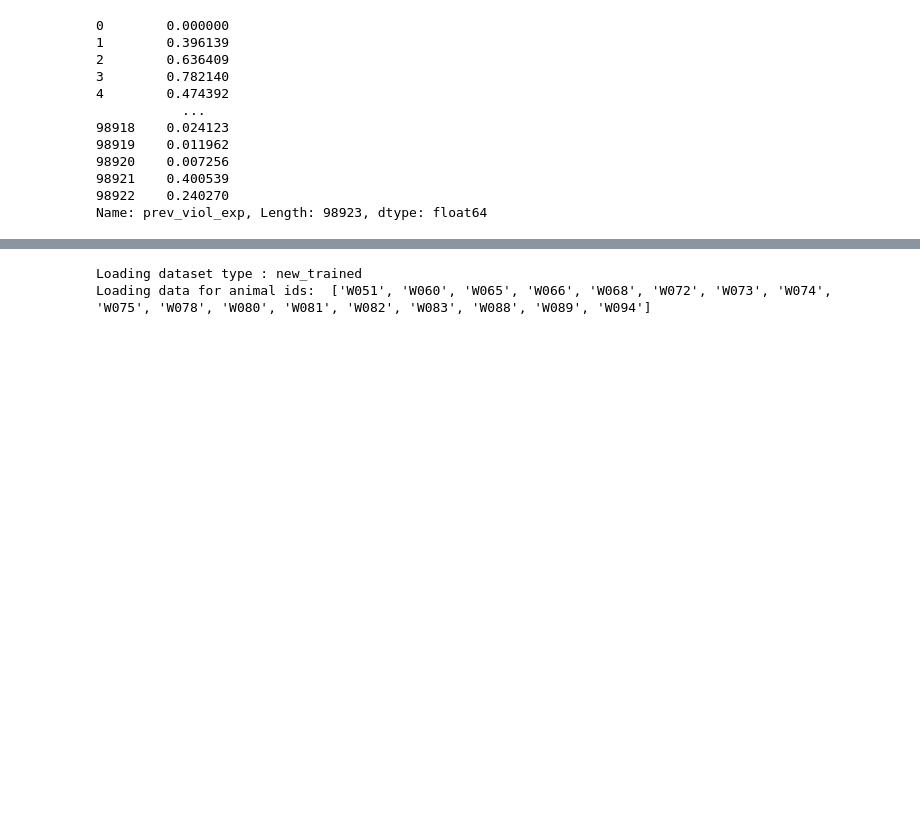
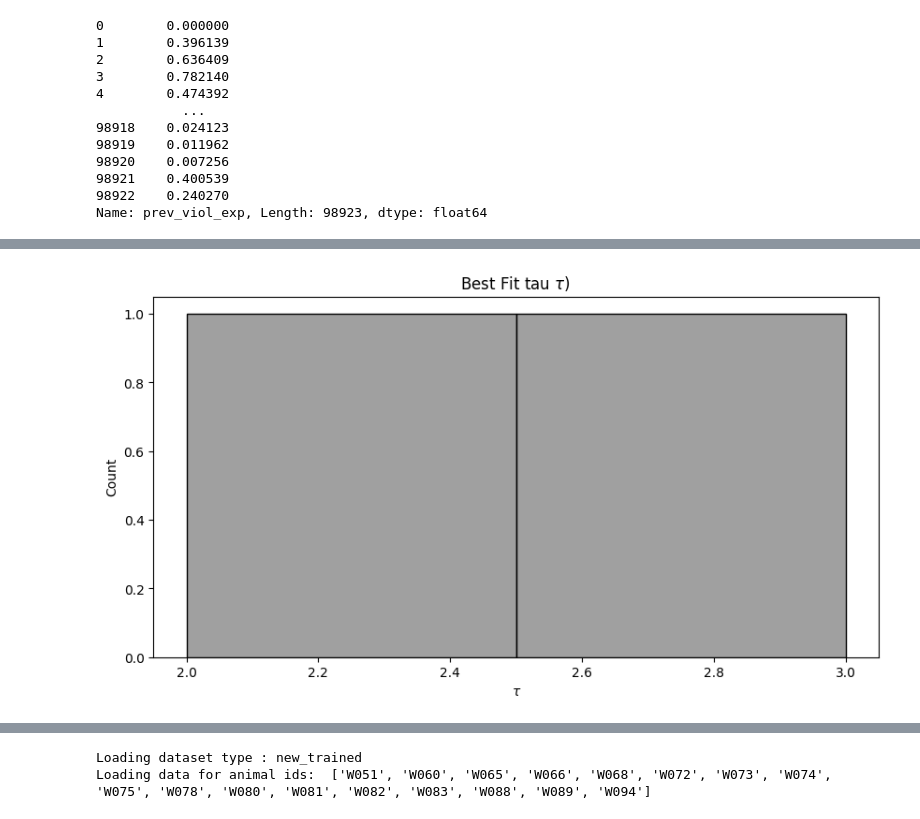
Before and after one commit to jess-breda/violations-multinomial, a Jupyter notebook: notebooks/2024_02_26_dev_new_dmg.ipynb, the cells around one changed output, grey strips where cells are left out. Drawn from its saved outputs; the diff is of its cells as text; code cells hidden in the pictures; blank space fills up the shorter version.

```diff
--- a/notebooks/2024_02_26_dev_new_dmg.ipynb
+++ b/notebooks/2024_02_26_dev_new_dmg.ipynb
@@ -50,0 +151,4 @@ Name: prev_viol_exp, Length: 98923, dtype: float64
+# %%
+mvt.plot_tau_histogram("tau")
+# %% [output]
+[figure, added]
```
Also changed, not shown: parts of 16 cells of this notebook, 5 other files.
